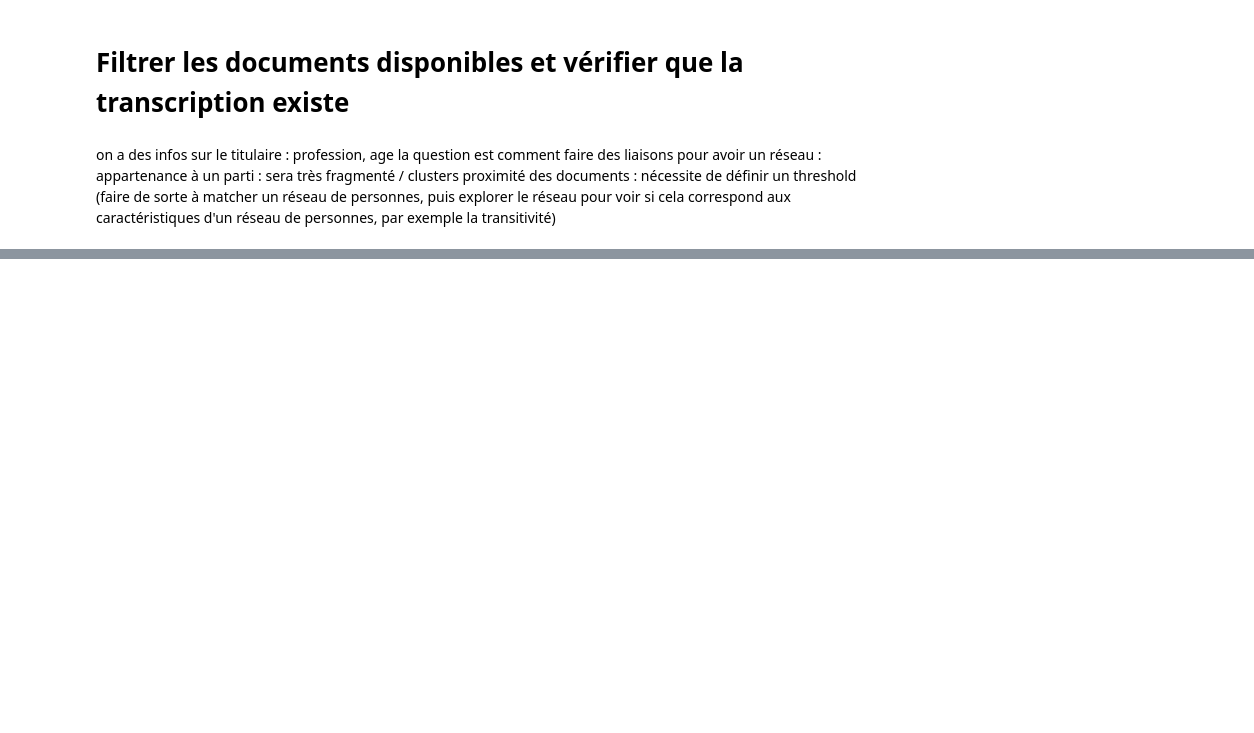
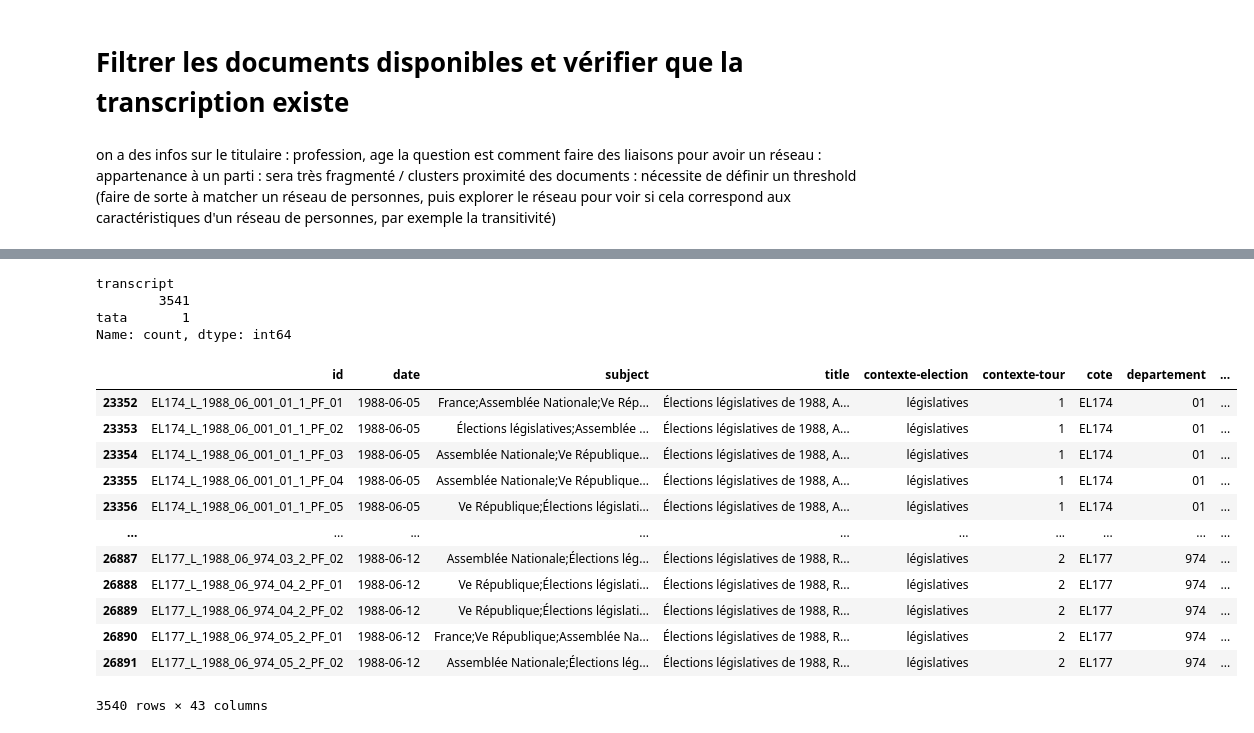
Before and after one commit to slithiaote/2026_NLP_project, a Jupyter notebook: ExplorationCSV.ipynb, the cells around one changed output, grey strips where cells are left out. Saved outputs shown, nothing was run; the diff lists cells and outputs as text; code cells hidden in the pictures; blank space fills up the shorter version.

```diff
--- a/ExplorationCSV.ipynb
+++ b/ExplorationCSV.ipynb
@@ -117,3 +121,6 @@ on a des infos sur le titulaire : profession, age
 la question est comment faire des liaisons pour avoir un réseau :
 appartenance à un parti : sera très fragmenté / clusters
 proximité des documents : nécessite de définir un threshold (faire de sorte à matcher un réseau de personnes, puis explorer le réseau pour voir si cela correspond aux caractéristiques d'un réseau de personnes, par exemple la transitivité)
+# %%
+# select 1988 election (because we only have transcriptions for this election)
+csv1988 = csv.loc[(csv['date'].dt.year==1988) & (csv['contexte-election']=='législatives')]
@@ -119,0 +154,7 @@ proximité des documents : nécessite de définir un threshold (faire de sorte
+# %%
+for row in csv1988.itertuples():
+    with contextlib.suppress(FileNotFoundError):
+        with open("text_files/1988/legislatives/"+row.id+".txt", "r") as file:
+            content = file.read()
+        csv1988.loc[row.Index,"transcript"] = content
+        csv1988.loc[row.Index,"transcript_length"] = len(content)
@@ -119,0 +192,25 @@ proximité des documents : nécessite de définir un threshold (faire de sorte
+# %%
+csv1988.loc[0,"transcript"] = "tata"
+# %%
+csv1988["transcript"].value_counts()
+# %% [output]
+transcript
+        3541
+tata       1
+Name: count, dtype: int64
+# %%
+csv1988
+# %% [output]
+|  | id | date | subject | title | contexte-election | contexte-tour | cote | departement | ... |
+| 23352 | EL174_L_1988_06_001_01_1_PF_01 | 1988-06-05 | France;Assemblée Nationale;Ve Rép... | Élections législatives de 1988, A... | législatives | 1 | EL174 | 01 | ... |
+| 23353 | EL174_L_1988_06_001_01_1_PF_02 | 1988-06-05 | Élections législatives;Assemblée ... | Élections législatives de 1988, A... | législatives | 1 | EL174 | 01 | ... |
+| 23354 | EL174_L_1988_06_001_01_1_PF_03 | 1988-06-05 | Assemblée Nationale;Ve République... | Élections législatives de 1988, A... | législatives | 1 | EL174 | 01 | ... |
+| 23355 | EL174_L_1988_06_001_01_1_PF_04 | 1988-06-05 | Assemblée Nationale;Ve République... | Élections législatives de 1988, A... | législatives | 1 | EL174 | 01 | ... |
+| 23356 | EL174_L_1988_06_001_01_1_PF_05 | 1988-06-05 | Ve République;Élections législati... | Élections législatives de 1988, A... | législatives | 1 | EL174 | 01 | ... |
+| ... | ... | ... | ... | ... | ... | ... | ... | ... | ... |
+| 26887 | EL177_L_1988_06_974_03_2_PF_02 | 1988-06-12 | Assemblée Nationale;Élections lég... | Élections législatives de 1988, R... | législatives | 2 | EL177 | 974 | ... |
+| 26888 | EL177_L_1988_06_974_04_2_PF_01 | 1988-06-12 | Ve République;Élections législati... | Élections législatives de 1988, R... | législatives | 2 | EL177 | 974 | ... |
+| 26889 | EL177_L_1988_06_974_04_2_PF_02 | 1988-06-12 | Ve République;Élections législati... | Élections législatives de 1988, R... | législatives | 2 | EL177 | 974 | ... |
+| 26890 | EL177_L_1988_06_974_05_2_PF_01 | 1988-06-12 | France;Ve République;Assemblée Na... | Élections législatives de 1988, R... | législatives | 2 | EL177 | 974 | ... |
+| 26891 | EL177_L_1988_06_974_05_2_PF_02 | 1988-06-12 | Assemblée Nationale;Élections lég... | Élections législatives de 1988, R... | législatives | 2 | EL177 | 974 | ... |
+3540 rows × 43 columns
```
Also changed, not shown: parts of 7 cells of this notebook, 2 other files.
